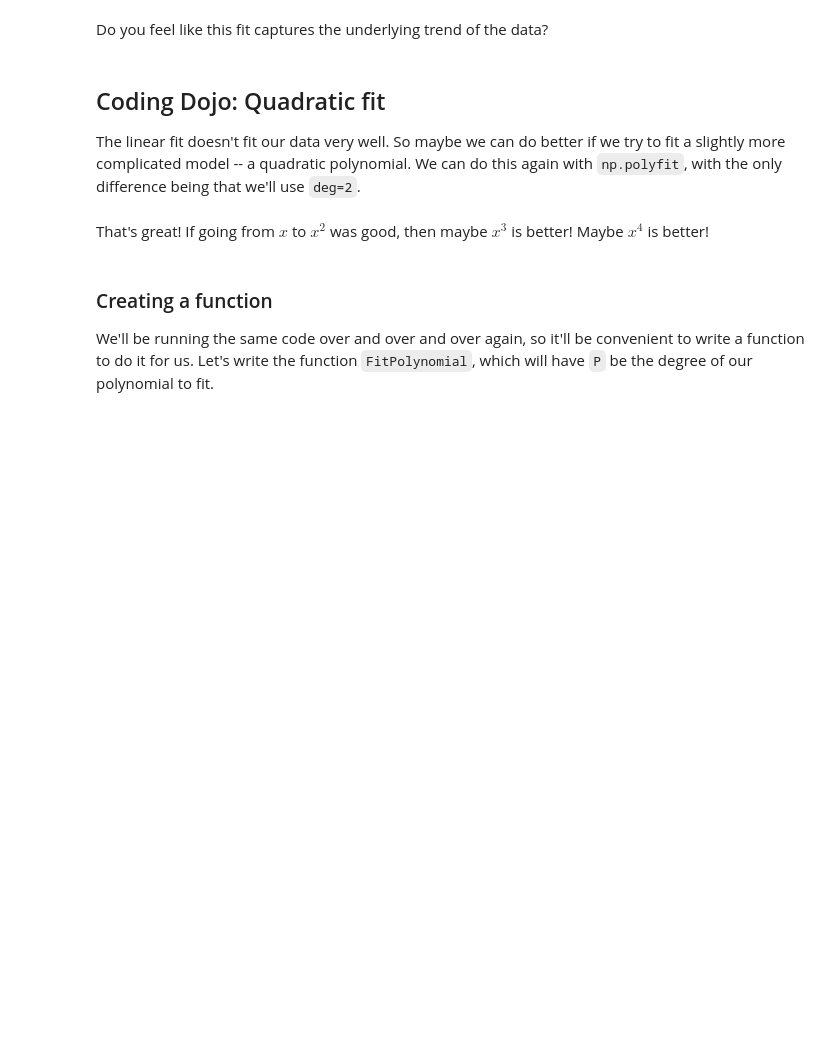
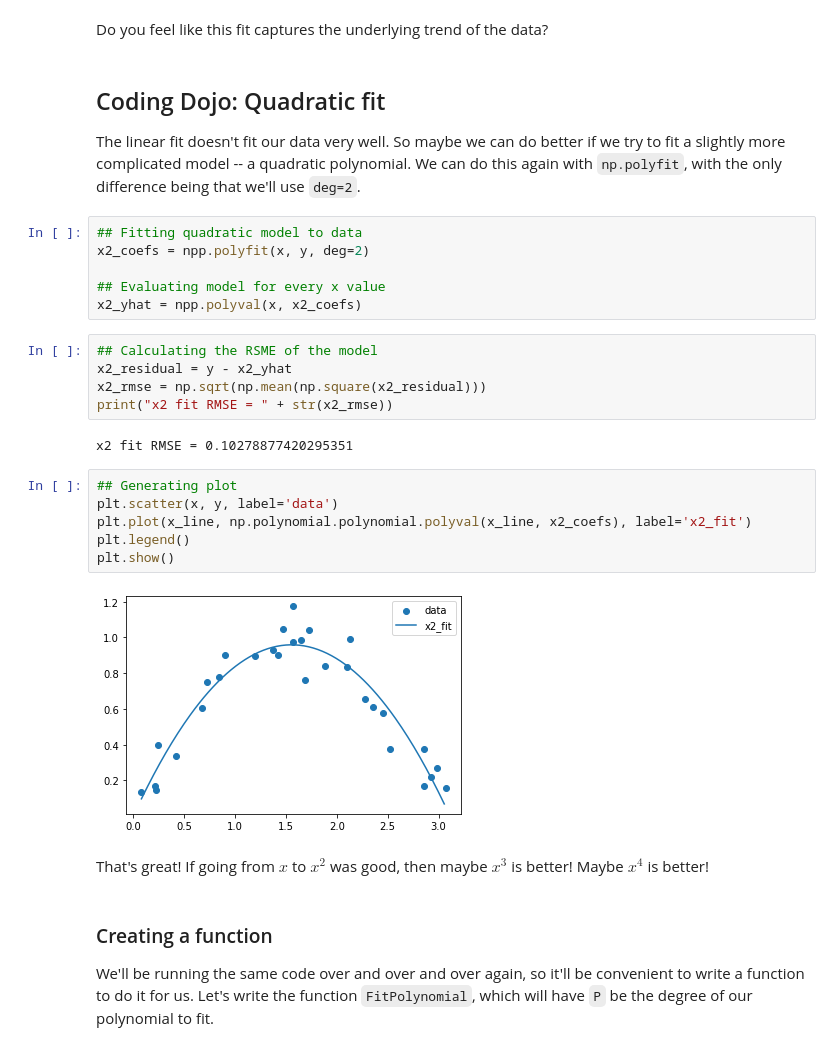
Before and after one commit to robperch/UCB_data_science_for_finance_and_accounting, a Jupyter notebook: notebooks/class_notebooks/Pre_Class_Overfitting, Train-Test Splitting, and Cross Validation.ipynb, the cells around one changed output. Saved outputs shown, nothing was run; the diff lists cells and outputs as text; blank space fills up the shorter version.

```diff
--- a/notebooks/class_notebooks/Pre_Class_Overfitting, Train-Test Splitting, and Cross Validation.ipynb
+++ b/notebooks/class_notebooks/Pre_Class_Overfitting, Train-Test Splitting, and Cross Validation.ipynb
@@ -132,6 +182,27 @@ Do you feel like this fit captures the underlying trend of the data?
 ## Coding Dojo: Quadratic fit
 
 The linear fit doesn't fit our data very well. So maybe we can do better if we try to fit a slightly more complicated model -- a quadratic polynomial. We can do this again with ``np.polyfit``, with the only difference being that we'll use ``deg=2``.
+# %%
+## Fitting quadratic model to data
+x2_coefs = npp.polyfit(x, y, deg=2)
+
+## Evaluating model for every x value
+x2_yhat = npp.polyval(x, x2_coefs)
+# %%
+## Calculating the RSME of the model
+x2_residual = y - x2_yhat
+x2_rmse = np.sqrt(np.mean(np.square(x2_residual)))
+print("x2 fit RMSE = " + str(x2_rmse))
+# %% [output]
+x2 fit RMSE = 0.10278877420295351
+# %%
+## Generating plot
+plt.scatter(x, y, label='data')
+plt.plot(x_line, np.polynomial.polynomial.polyval(x_line, x2_coefs), label='x2_fit')
+plt.legend()
+plt.show()
+# %% [output]
+[figure, added]
 # %% [markdown]
 That's great! If going from $x$ to $x^2$ was good, then maybe $x^3$ is better! Maybe $x^4$ is better!
 # %% [markdown]
```
Also changed, not shown: parts of 38 cells of this notebook.
